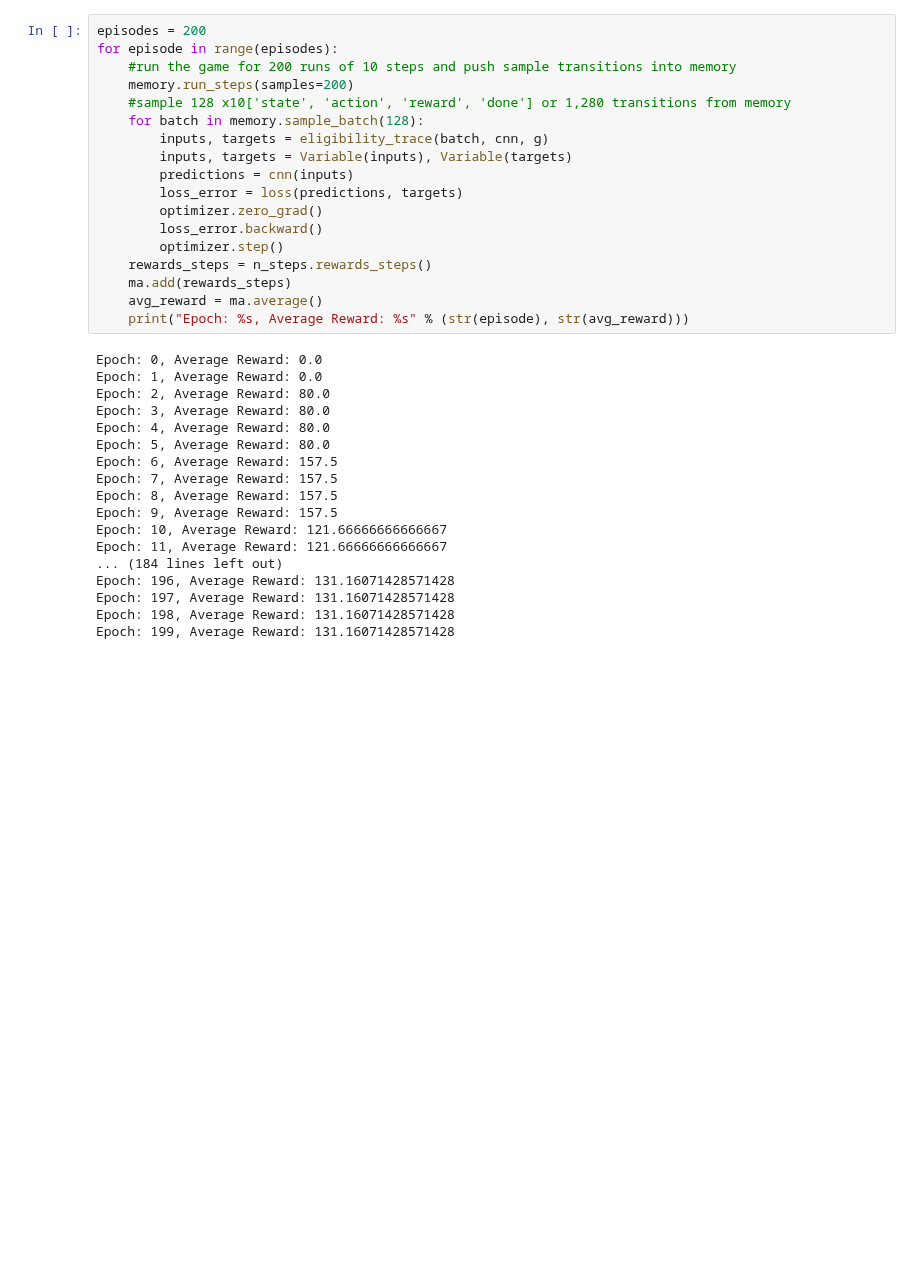
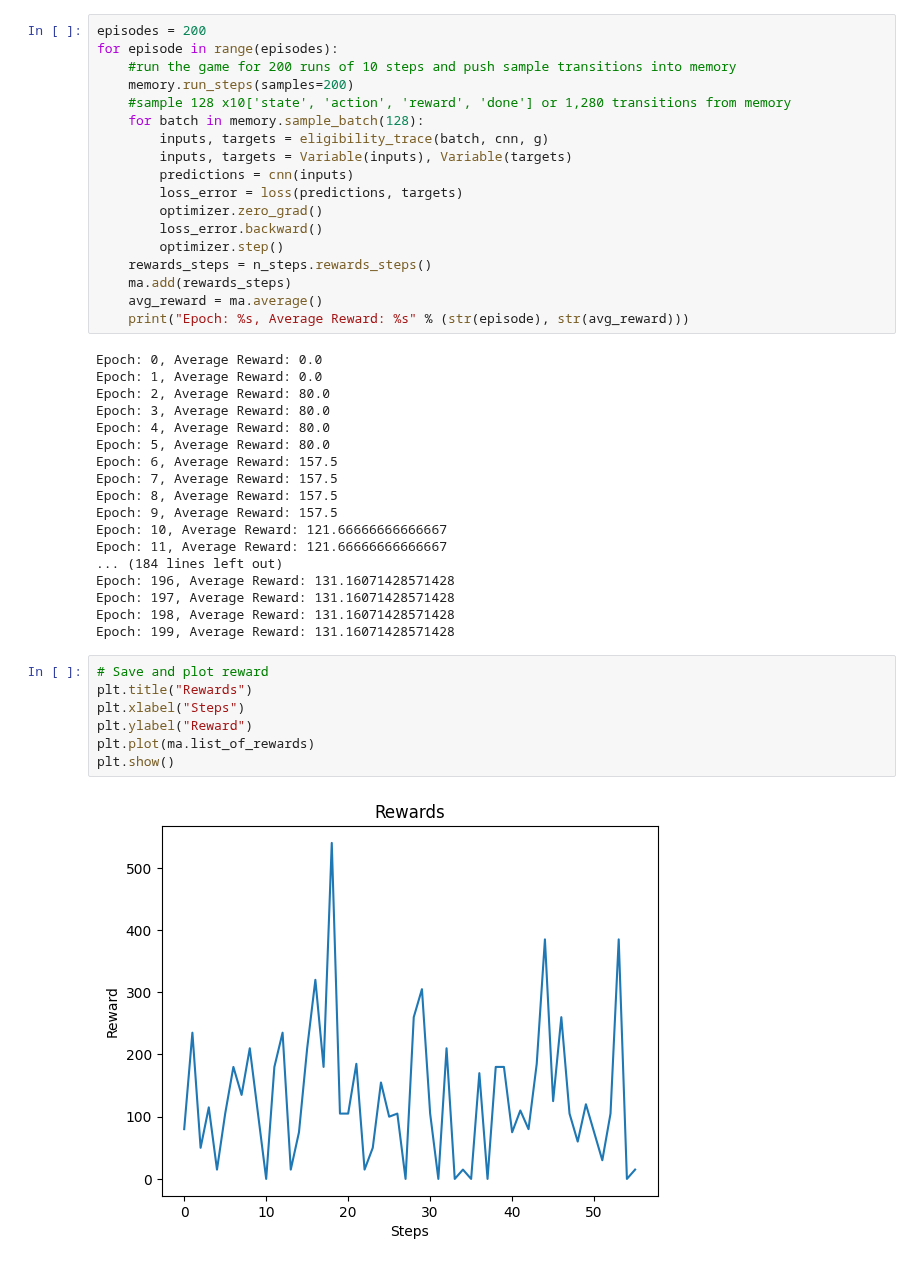
Before and after one commit to rob-sullivan/tu060, a Jupyter notebook: robert_s_sullivan_msc_dissertation_atari.ipynb, the cells around one changed output. Cells and saved outputs as stored; diff of their text form; blank space fills up the shorter version.

```diff
--- a/robert_s_sullivan_msc_dissertation_atari.ipynb
+++ b/robert_s_sullivan_msc_dissertation_atari.ipynb
@@ -406,3 +407,12 @@ Epoch: 196, Average Reward: 131.16071428571428
 Epoch: 197, Average Reward: 131.16071428571428
 Epoch: 198, Average Reward: 131.16071428571428
 Epoch: 199, Average Reward: 131.16071428571428
+# %%
+# Save and plot reward
+plt.title("Rewards")
+plt.xlabel("Steps")
+plt.ylabel("Reward")
+plt.plot(ma.list_of_rewards)
+plt.show()
+# %% [output]
+[figure, added]
```
Also changed, not shown: parts of 2 cells of this notebook.
